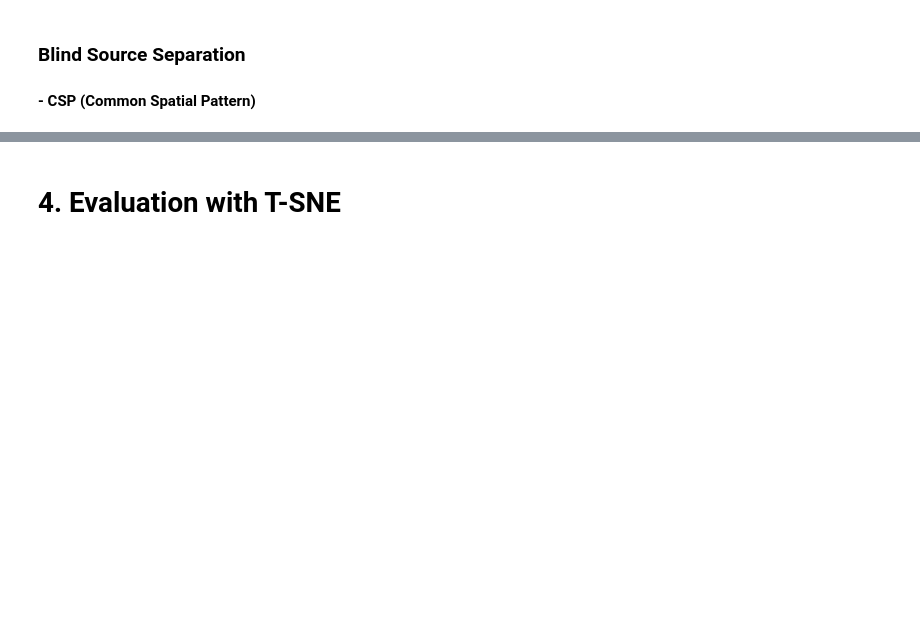
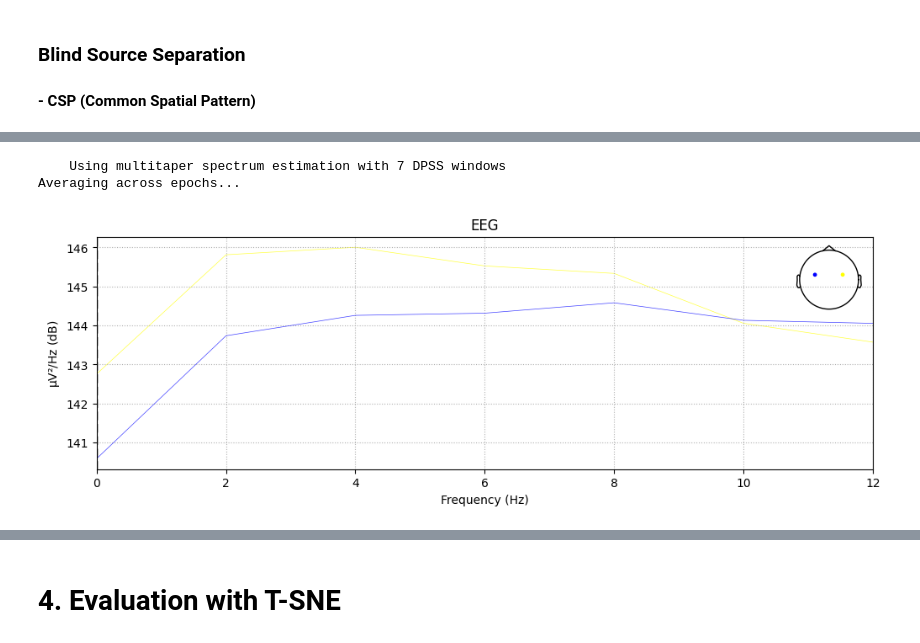
Before and after one commit to seohyunseo/EEG-signal-processing, a Jupyter notebook: eeg_data_analysis_v2.ipynb, the cells around one changed output, grey strips where cells are left out. Cells and saved outputs as stored; diff of their text form; code cells hidden in the pictures; blank space fills up the shorter version.

```diff
--- a/eeg_data_analysis_v2.ipynb
+++ b/eeg_data_analysis_v2.ipynb
@@ -82,0 +79,7 @@ Features: 250
+# %%
+n_trials = train_X_processed.shape[0]
+n_channels = train_X_processed.shape[1]
+n_features = train_X_processed.shape[2]
+s_freq = 500 # Adjust the sampling rate according to loaded data
+print("[Information of data, Please Check before processing]")
+print(f'Trials: {n_trials}\nChannels: {n_channels}\nFeatures: {n_features}\nSampling Rate: {s_freq}Hz')
@@ -250,0 +315,14 @@ Done.
+# %%
+X_class_left_train = train_X_processed[train_y.reshape(-1) == 0]
+X_class_right_train = train_X_processed[train_y.reshape(-1) == 1]
+
+c3 = channel_names.index('C3')
+c4 = channel_names.index('C4')
+# %%
+# Create MNE info structure (assumption: 500 Hz sampling rate)
+info = mne.create_info(ch_names=channel_names, sfreq=s_freq, ch_types=['eeg']*n_channels)
+info.set_montage('standard_1020')
+
+# Create an EpochsArray with your EEG data
+epochs_array_0 = mne.EpochsArray(X_class_left_train, info, tmin=0)
+epochs_array_1 = mne.EpochsArray(X_class_right_train, info, tmin=0)
@@ -250,0 +338,6 @@ Done.
+# %%
+fig = epochs_array_0.compute_psd(fmax=12, picks=[c3, c4]).plot(picks="data", exclude="bads", amplitude=False)
+# %% [output]
+    Using multitaper spectrum estimation with 7 DPSS windows
+Averaging across epochs...
+[figure, added]
```
Also changed, not shown: parts of 29 cells of this notebook, 3 other files.
